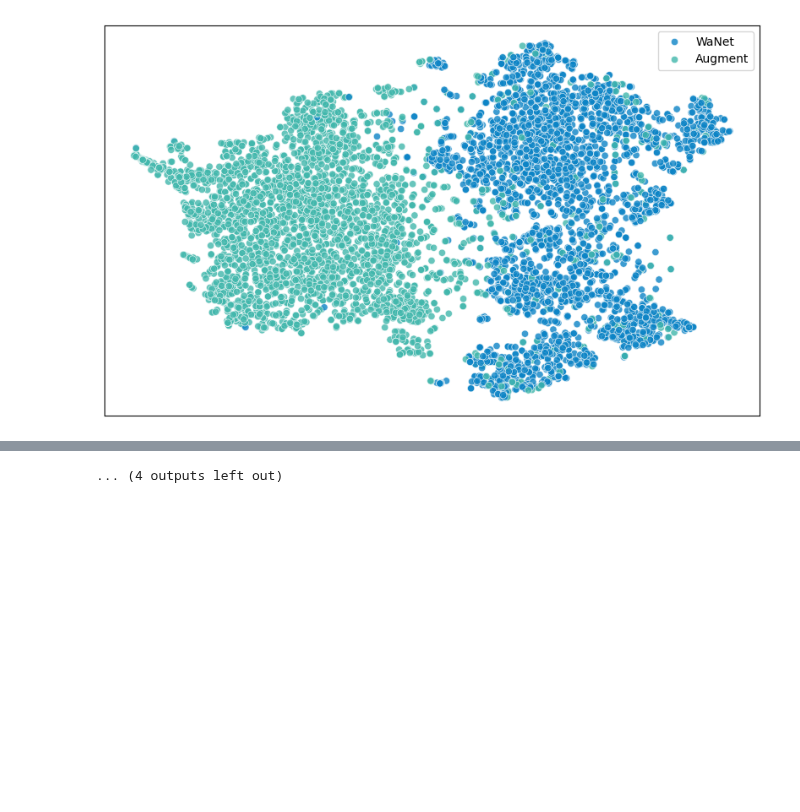
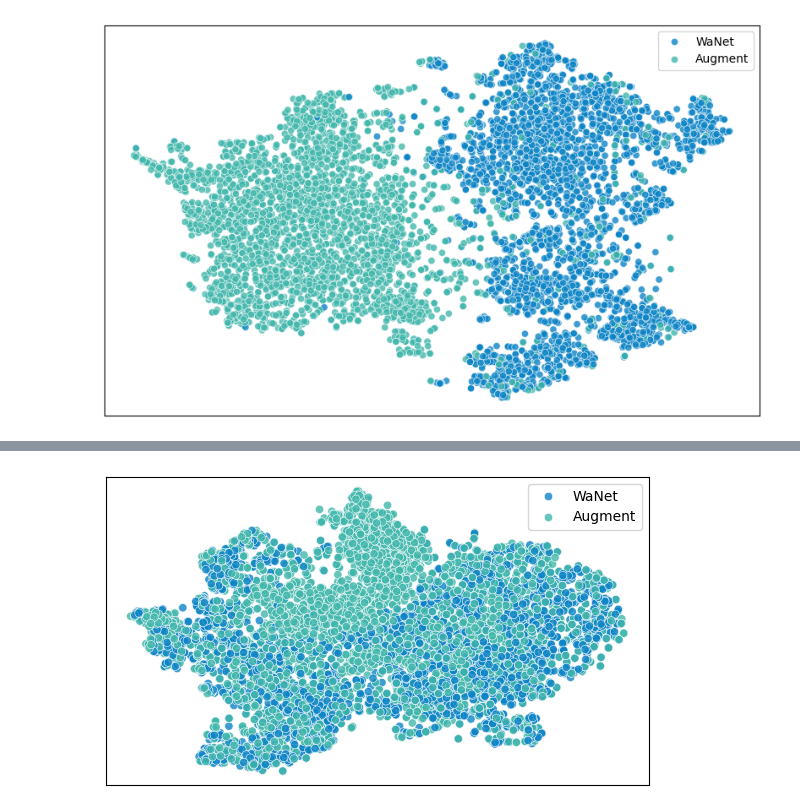
Before and after one commit to Zhang-Henry/badencoder_filter, a Jupyter notebook: visualize/insight_wanet_binary2.ipynb, the cells around one changed output, grey strips where cells are left out. Saved outputs shown, nothing was run; the diff lists cells and outputs as text; code cells hidden in the pictures; blank space fills up the shorter version.

```diff
--- a/visualize/insight_wanet_binary2.ipynb
+++ b/visualize/insight_wanet_binary2.ipynb
@@ -77,7 +77,7 @@ import seaborn as sns
 from sklearn.manifold import TSNE
 import matplotlib.pyplot as plt
 from copy import deepcopy
-
+import pickle
 
 class ProbTransform(torch.nn.Module):
     def __init__(self, f, p=1):
@@ -338,7 +338,7 @@ def train_and_test_model_tsne_adaptive(args, model, train_loader, test_loader):
     # 省略训练部分的代码...
     criterion = nn.CrossEntropyLoss()
     optimizer = optim.Adam(model.parameters(), lr=0.001)
-    epochs = 50
+    epochs = 30
     clean_model = deepcopy(model)
     clean_model = clean_model.f
     clean_model.eval()
@@ -373,7 +373,7 @@ def train_and_test_model_tsne_adaptive(args, model, train_loader, test_loader):
 
             feature_clean = clean_model(clean_img)
             feature_clean = F.normalize(feature_clean, dim=-1)
-            features_bd = bd_model(wanet_bd)
+            features_bd = bd_model(clean_img)
             feature_bd = F.normalize(features_bd, dim=-1)
             loss2 = - torch.sum(feature_clean * feature_bd, dim=-1).mean()
 
@@ -394,10 +394,10 @@ def train_and_test_model_tsne_adaptive(args, model, train_loader, test_loader):
         avg_loss1 = loss1_sum / total_samples
         loss1_all.append(avg_loss1)
 
-        if avg_loss2 > -0.97:
-            weight_loss2 *= 1.1  # 增大权重
-        else:
-            weight_loss2 *= 0.95  # 减小权重
+        # if avg_loss2 > -0.97:
+        #     weight_loss2 *= 1.1  # 增大权重
+        # else:
+        #     weight_loss2 *= 0.95  # 减小权重
 
         print(f'Epoch {epoch+1}, Train Loss: {train_loss / len(train_loader.dataset):.4f}, avg_loss1:{avg_loss1:.4f}, Avg L2: {avg_loss2:.4f}, Weight L2: {weight_loss2:.4f}')
 
@@ -436,7 +436,7 @@ def train_and_test_model_tsne_adaptive(args, model, train_loader, test_loader):
     tsne_results = tsne.fit_transform(features)
 
     # 可视化
-    plt.figure(figsize=(10, 6))
+    plt.figure(figsize=(7, 4))
     plt.xticks([])
     plt.yticks([])
     sns.scatterplot(
@@ -446,6 +446,8 @@ def train_and_test_model_tsne_adaptive(args, model, train_loader, test_loader):
         legend="full",
         alpha=0.8
     )
+    res = {'tsne': tsne_results, 'labels': labels, 'loss1': loss1_all}
+    pickle.dump(res, open(f'insight/{args.encoder_usage_info}_res.pkl', 'wb'))
     plt.savefig(f'{args.encoder_usage_info}.pdf')
     # plt.title('t-SNE visualization of model features')
     plt.show()
@@ -523,5 +525,5 @@ clean_model=clean_model.cuda()
 # 假定已经定义了model, wanet, train_loader和test_loader
 
 train_loader,test_loader=dataloader_stl10('stl10')
-train_and_test_model_tsne(args,clean_model, train_loader, test_loader)
+train_and_test_model_tsne_adaptive(args,clean_model, train_loader, test_loader)
 # %% [output]
@@ -540,4 +532,4 @@ Epoch 12, Train Loss: -1.8053
-... (4 outputs left out)
+[figure, added]
 # %%
 from models import get_encoder_architecture_usage
 import argparse
```
Also changed, not shown: parts of 8 cells of this notebook, 18 other files.
